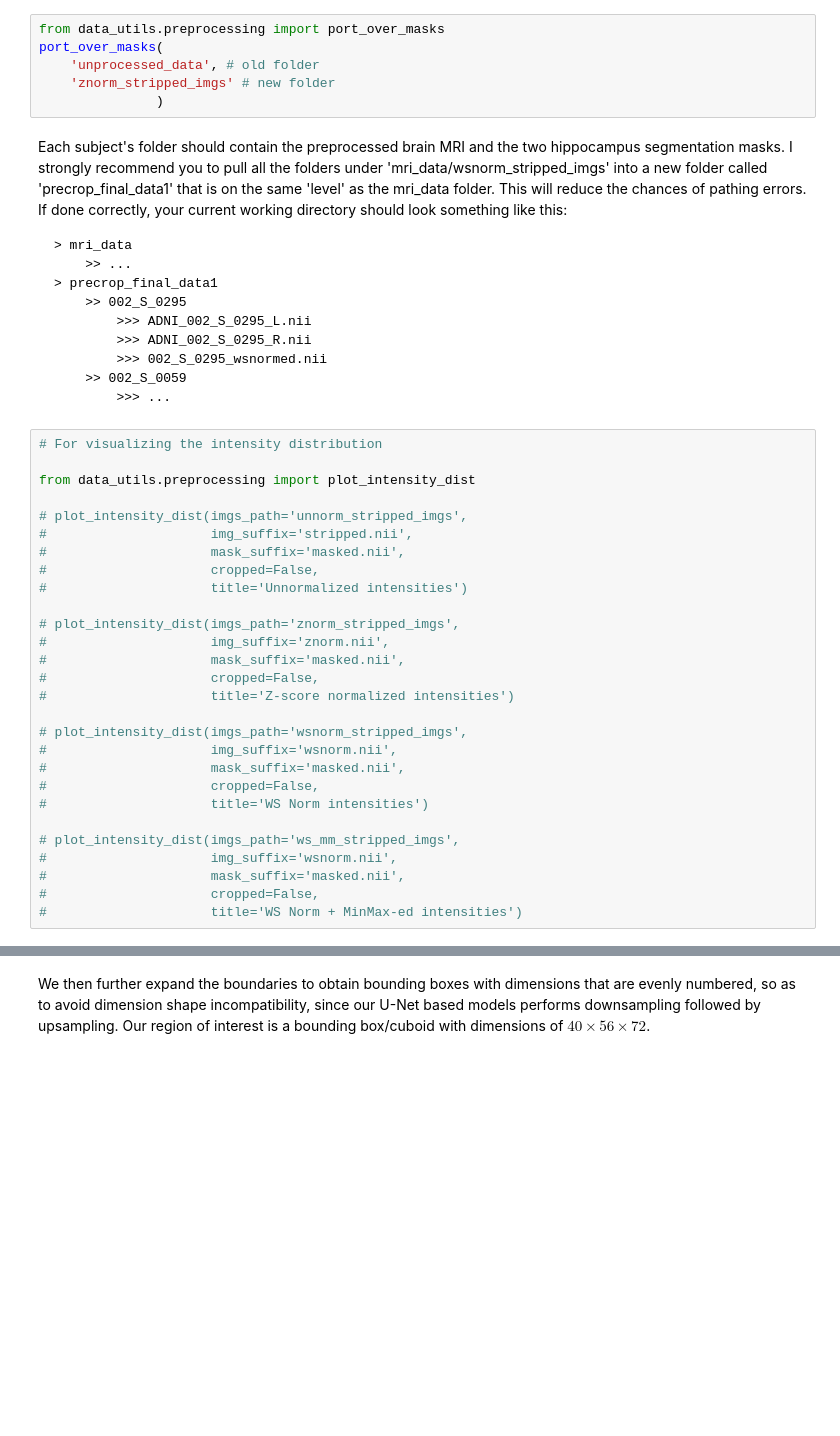
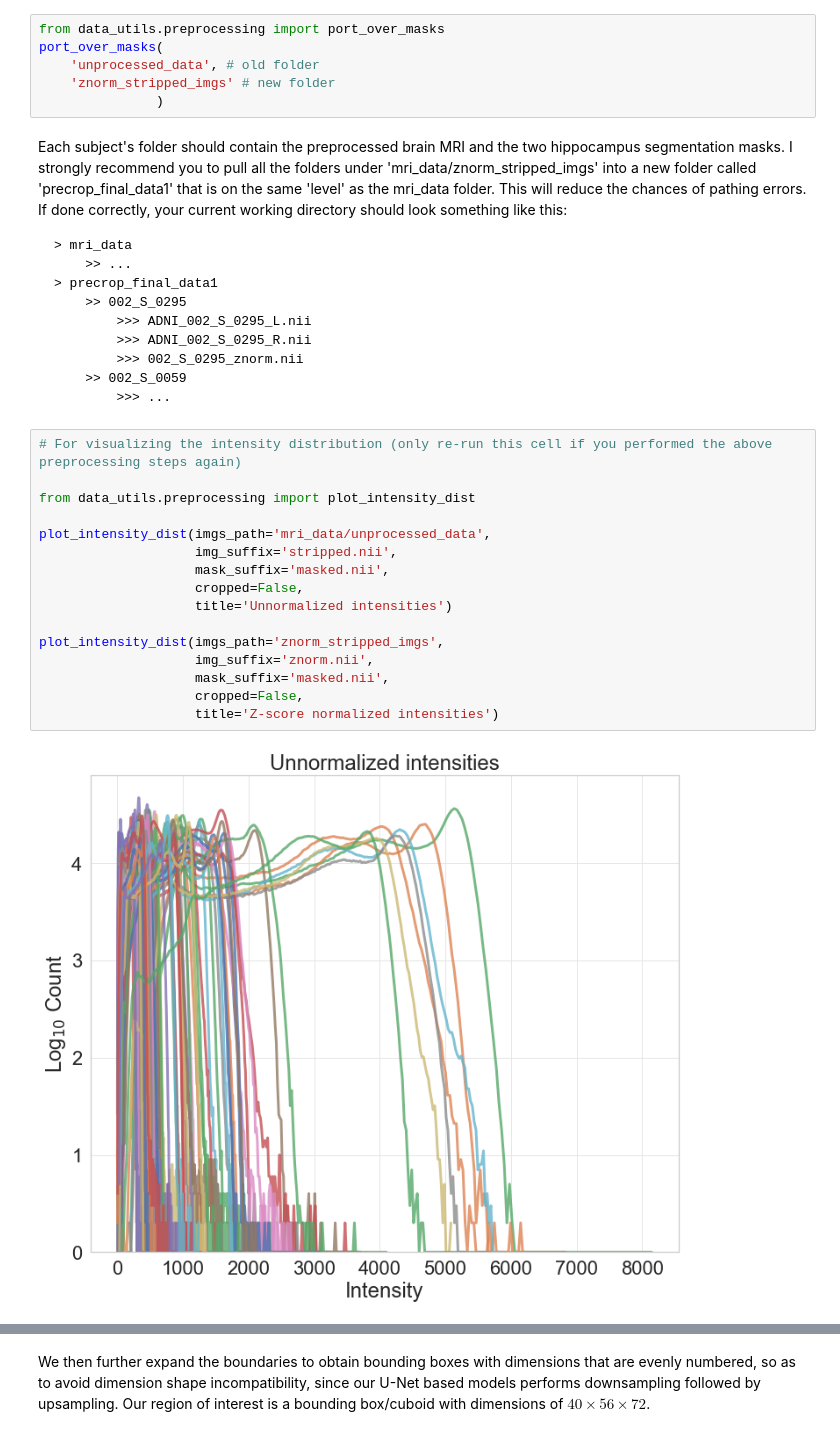
Before and after one commit to ystohys/hippo-segmentation, a Jupyter notebook: Preprocessing.ipynb, the cells around one changed output, grey strips where cells are left out. Drawn from its saved outputs; the diff is of its cells as text; blank space fills up the shorter version.

Commit message:
Finalized code with README

```diff
--- a/Preprocessing.ipynb
+++ b/Preprocessing.ipynb
@@ -53,7 +75,7 @@ port_over_masks(
     'znorm_stripped_imgs' # new folder
                )
 # %% [markdown]
-Each subject's folder should contain the preprocessed brain MRI and the two hippocampus segmentation masks. I strongly recommend you to pull all the folders under 'mri_data/wsnorm_stripped_imgs' into a new folder called 'precrop_final_data1' that is on the same 'level' as the mri_data folder. This will reduce the chances of pathing errors. If done correctly, your current working directory should look something like this:
+Each subject's folder should contain the preprocessed brain MRI and the two hippocampus segmentation masks. I strongly recommend you to pull all the folders under 'mri_data/znorm_stripped_imgs' into a new folder called 'precrop_final_data1' that is on the same 'level' as the mri_data folder. This will reduce the chances of pathing errors. If done correctly, your current working directory should look something like this:
 
     > mri_data
         >> ...
@@ -61,34 +83,24 @@ Each subject's folder should contain the preprocessed brain MRI and the two hipp
         >> 002_S_0295
             >>> ADNI_002_S_0295_L.nii
             >>> ADNI_002_S_0295_R.nii
-            >>> 002_S_0295_wsnormed.nii
+            >>> 002_S_0295_znorm.nii
         >> 002_S_0059
             >>> ...
 # %%
-# For visualizing the intensity distribution
+# For visualizing the intensity distribution (only re-run this cell if you performed the above preprocessing steps again)
 
 from data_utils.preprocessing import plot_intensity_dist
 
-# plot_intensity_dist(imgs_path='unnorm_stripped_imgs',
-#                     img_suffix='stripped.nii',
-#                     mask_suffix='masked.nii',
-#                     cropped=False,
-#                     title='Unnormalized intensities')
+plot_intensity_dist(imgs_path='mri_data/unprocessed_data',
+                    img_suffix='stripped.nii',
+                    mask_suffix='masked.nii',
+                    cropped=False,
+                    title='Unnormalized intensities')
 
-# plot_intensity_dist(imgs_path='znorm_stripped_imgs',
-#                     img_suffix='znorm.nii',
-#                     mask_suffix='masked.nii',
-#                     cropped=False,
-#                     title='Z-score normalized intensities')
-
-# plot_intensity_dist(imgs_path='wsnorm_stripped_imgs',
-#                     img_suffix='wsnorm.nii',
-#                     mask_suffix='masked.nii',
-#                     cropped=False,
-#                     title='WS Norm intensities')
-
-# plot_intensity_dist(imgs_path='ws_mm_stripped_imgs',
-#                     img_suffix='wsnorm.nii',
-#                     mask_suffix='masked.nii',
-#                     cropped=False,
-#                     title='WS Norm + MinMax-ed intensities')
+plot_intensity_dist(imgs_path='znorm_stripped_imgs',
+                    img_suffix='znorm.nii',
+                    mask_suffix='masked.nii',
+                    cropped=False,
+                    title='Z-score normalized intensities')
+# %% [output]
+[figure, added]
```
Also changed, not shown: parts of 19 cells of this notebook, 6 other files.
